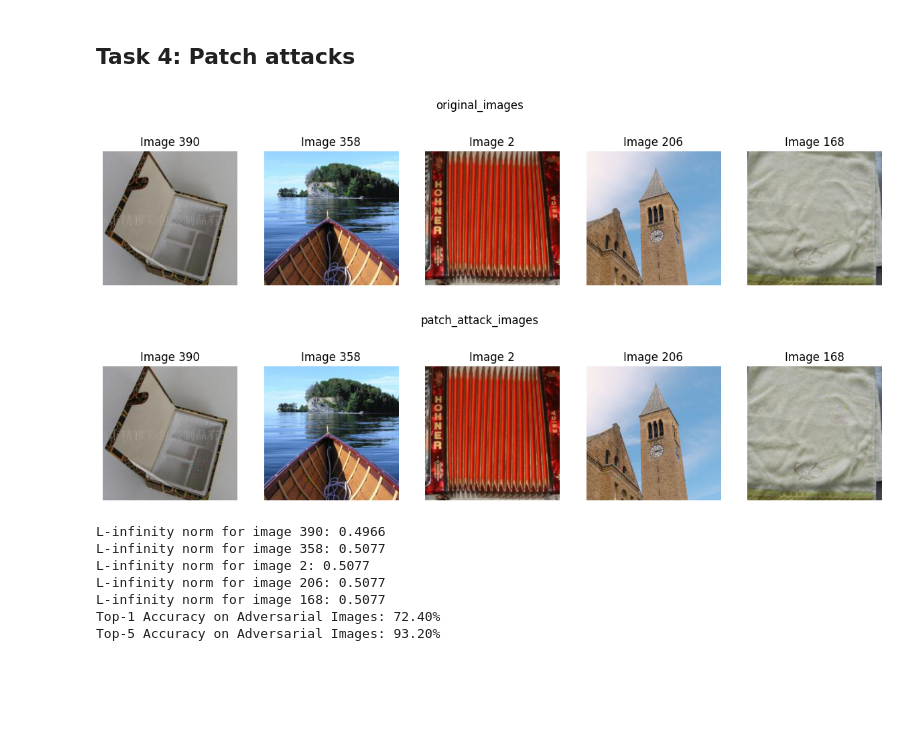
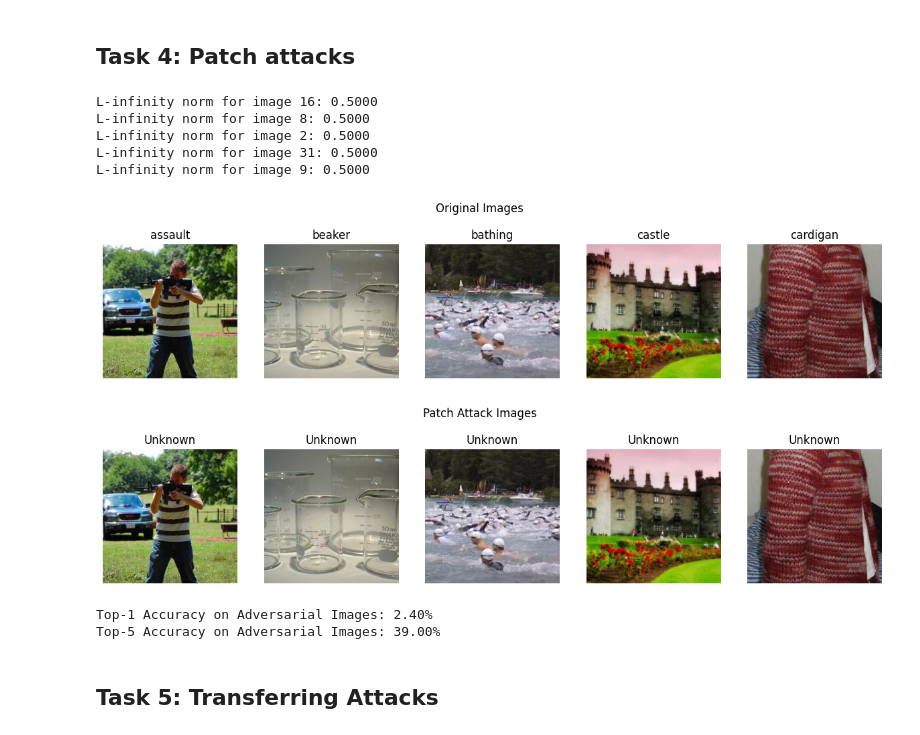
Before and after one commit to HarshaMupparaju/jail-breaking-deep-models, a Jupyter notebook: notebook.ipynb, the cells around one changed output. Saved outputs shown, nothing was run; the diff lists cells and outputs as text; code cells hidden in the pictures; blank space fills up the shorter version.

Commit message:
all tasks done

```diff
--- a/notebook.ipynb
+++ b/notebook.ipynb
@@ -105,7 +105,6 @@ for i in range(len(label_list)):
 def eval_model(model, dataloader, device):
     model.eval()
 
-    model.to(device)
     top1_correct = 0
     top5_correct = 0
 
@@ -306,63 +332,72 @@ Top-5 Accuracy on Adversarial Images: 16.20%
 ## Task 4: Patch attacks
 # %%
 def save_patch_attack_images(model, dataloader, epsilon, patch_size, image_dir_path, iterations=1):
+    flag = 0
     for images, labels, filenames in tqdm(dataloader):
         images = images.to(device)
         labels = labels.to(device)
+
+        random_patch_start_x = torch.randint(0, images.shape[2] - patch_size, (1,))
+        random_patch_start_y = torch.randint(0, images.shape[3] - patch_size, (1,))
 
         perturbed_images = images.clone()
         for i in range(iterations):
             perturbed_images = perturbed_images.clone().detach().requires_grad_(True)
             perturbed_images = fgsm_attack(model, perturbed_images, labels, epsilon / iterations)
 
-        # Reduce the perturbation to a patch
-        patch_start_x = np.random.randint(0, images.size(2) - patch_size)
-        patch_start_y = np.random.randint(0, images.size(3) - patch_size)
-        patch = perturbed_images[:, :, patch_start_x:patch_start_x + patch_size, patch_start_y:patch_start_y + patch_size]
 
-        # Targeted patch attack
+            patch = perturbed_images[:, :, random_patch_start_x:random_patch_start_x + patch_size, random_patch_start_y:random_patch_start_y + patch_size]
+            perturbed_images = images.clone()
+            perturbed_images[:, :, random_patch_start_x:random_patch_start_x + patch_size, random_patch_start_y:random_patch_start_y + patch_size] = patch
 
-
-        # Apply the patch to the original image
+        #Calculate the L-inf norm of 5 random iamges in of the first batch
+        if(flag == 0):
+            r_indices = np.random.choice(len(images), 5, replace=False)
+            for i in r_indices:
+                original_image = images[i]
+                adversarial_image = perturbed_images[i]
+                l_inf_norm = calculate_l_inf_norm(original_image, adversarial_image)
+                print(f"L-infinity norm for image {i+1}: {l_inf_norm:.4f}")
+            flag = 1
 
         for i in range(len(perturbed_images)):
-            final_perturbed_image = images[i].clone()
-            final_perturbed_image[:, patch_start_x:patch_start_x + patch_size, patch_start_y:patch_start_y + patch_size] = patch[i]
+            # final_perturbed_image = images[i].clone()
+            # final_perturbed_image[:, random_patch_start_x:random_patch_start_x + patch_size, random_patch_start_y:random_patch_start_y + patch_size] = perturbed_images[i][:, random_patch_start_x:random_patch_start_x + patch_size, random_patch_start_y:random_patch_start_y + patch_size]
             unique_image_name = filenames[i]
             image_path = image_dir_path / f'{labels[i].item()}/{unique_image_name}.PNG'
             image_path.parent.mkdir(parents=True, exist_ok=True)
-            torchvision.utils.save_image(denormalize(final_perturbed_image, mean_norms, std_norms).cpu(), image_path)
+            torchvision.utils.save_image(denormalize(perturbed_images[i], mean_norms, std_norms).cpu(), image_path)
+
     return
 # %%
 epsilon = 0.5
-patch_size = 32
+patch_size = 64
 
 patch_attack_image_path = root_path / "AdversarialTestSet3"
 patch_attack_image_path.mkdir(parents=True, exist_ok=True)
 
-patch_attack(pretrained_model, dataloader, epsilon, patch_size, patch_attack_image_path, iterations=10)
+save_patch_attack_images(pretrained_model, dataloader, epsilon, patch_size, patch_attack_image_path, iterations=60)
 
 patch_attack_images_filepath = sorted_images(patch_attack_image_path, ".PNG")
 
 # Visualize original images
-visualize_images(dataset_images_filepath, 'original_images', random_indices)
+visualize_images(dataset_images_filepath, 'Original Images', random_indices, pretrained_model, label_mapping)
 # Visualize adversarial images
-visualize_images(patch_attack_images_filepath, 'patch_attack_images', random_indices)
-
-# Check L-infinity norm for random images
-check_l_inf_norm(dataset_images_filepath, patch_attack_images_filepath, random_indices)
+visualize_images(patch_attack_images_filepath, 'Patch Attack Images', random_indices, pretrained_model, label_mapping)
 
 # Get top-1 and top-5 accuracy for patch attack
 top1_accuracy_patch, top5_accuracy_patch = get_top1_top5_accuracy(pretrained_model, patch_attack_image_path, plain_transforms, device)
 print(f"Top-1 Accuracy on Adversarial Images: {top1_accuracy_patch * 100:.2f}%")
 print(f"Top-5 Accuracy on Adversarial Images: {top5_accuracy_patch * 100:.2f}%")
 # %% [output]
+L-infinity norm for image 16: 0.5000
+L-infinity norm for image 8: 0.5000
+L-infinity norm for image 2: 0.5000
+L-infinity norm for image 31: 0.5000
+L-infinity norm for image 9: 0.5000
-[figure, old version]
+[figure, new version]
-[figure, old version]
+[figure, new version]
-L-infinity norm for image 390: 0.4966
-L-infinity norm for image 358: 0.5077
-L-infinity norm for image 2: 0.5077
-L-infinity norm for image 206: 0.5077
-L-infinity norm for image 168: 0.5077
-Top-1 Accuracy on Adversarial Images: 72.40%
-Top-5 Accuracy on Adversarial Images: 93.20%
+Top-1 Accuracy on Adversarial Images: 2.40%
+Top-5 Accuracy on Adversarial Images: 39.00%
+# %% [markdown]
+## Task 5: Transferring Attacks
```
Also changed, not shown: parts of 11 cells of this notebook.
